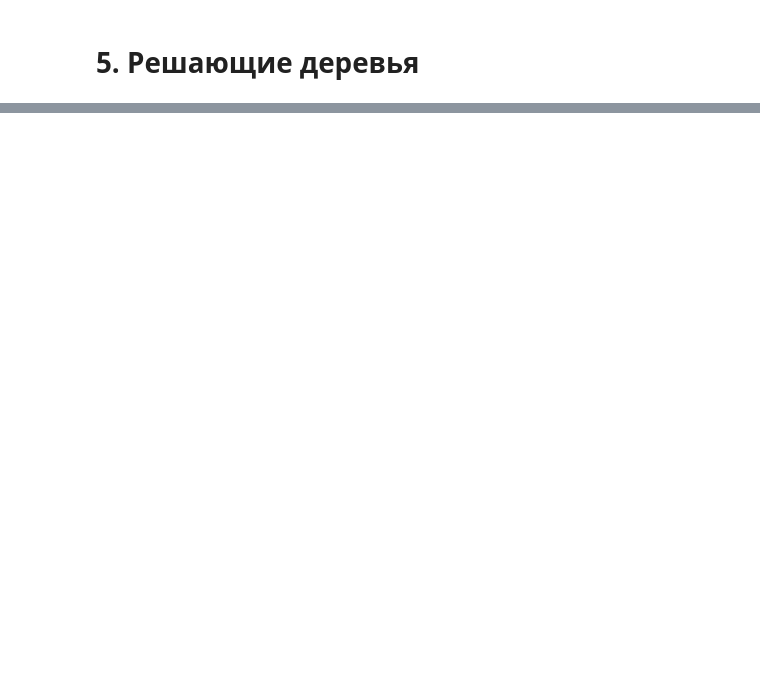
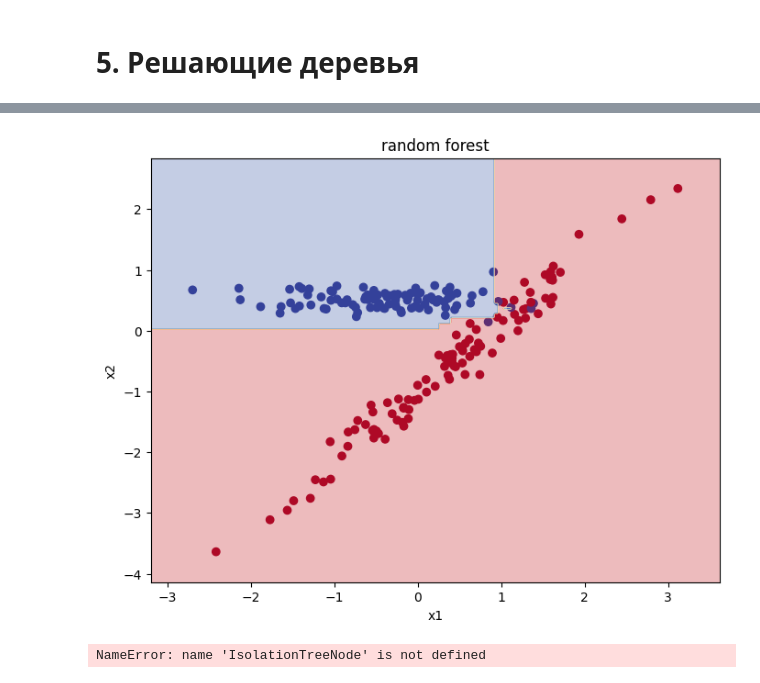
Before and after one commit to bleeeana/ml_methods, a Jupyter notebook: methods.ipynb, the cells around one changed output, grey strips where cells are left out. Drawn from its saved outputs; the diff is of its cells as text; code cells hidden in the pictures; blank space fills up the shorter version.

```diff
--- a/methods.ipynb
+++ b/methods.ipynb
@@ -666,9 +714,76 @@ model.predict(x)
 np.int64(-1)
 # %%
 class RandomForestModel:
-    def __init__(self):
-        pass
+    def __init__(self, dataset: pd.DataFrame, trees_number: int, use_loss = 0):
+        self.models = []
+        self.trees_number = trees_number
+        self.dataset = dataset
+        self.loss = use_loss
+
+    def fit(self, x_label: list, y_label: list):
+        x = self.dataset[x_label].to_numpy()
+        y = self.dataset[y_label].to_numpy()
+        for _ in range(self.trees_number):
+            indices = np.random.choice(x.shape[0], size=x.shape[0], replace=True)
+            self.models.append(SolvingTreeModel(self.dataset.iloc[indices].reset_index(drop=True), float('inf'), 1, self.loss))
+            self.models[-1].fit(x_label, y_label, True)
+
+
+    def predict(self, x: np.array):
+        predicts = []
+        for model in self.models:
+            predicts.append(model.predict(x))
+        final_preds, counts = np.unique(predicts, return_counts=True)
+        return final_preds[np.argmax(counts)]
+
+    def plot(self, x_label, y_label):
+
+        x = self.dataset[x_label].to_numpy()
+        y = self.dataset[y_label].to_numpy()
+
+        x_min, x_max = x[:, 0].min() - 0.5, x[:, 0].max() + 0.5
+        y_min, y_max = x[:, 1].min() - 0.5, x[:, 1].max() + 0.5
+
+        xx, yy = np.meshgrid(
+            np.linspace(x_min, x_max, 300),
+            np.linspace(y_min, y_max, 300)
+        )
+
+        grid_points = np.c_[xx.ravel(), yy.ravel()]
+
+        predictions = np.array([self.predict(point.reshape(1, -1)) for point in grid_points])
+        predictions = predictions.reshape(xx.shape)
+
+        plt.figure(figsize=(8, 6))
+        plt.scatter(X_linear[:, 0], X_linear[:, 1], c=y_linear, cmap='RdYlBu')
+        plt.title('random forest')
+        plt.contourf(xx, yy, predictions, alpha=0.3, cmap='RdYlBu')
+        plt.xlabel(x_label[0])
+        plt.ylabel(x_label[1])
+        plt.show()
+
+model = RandomForestModel(svm_dataset1, 10, 1)
+model.fit(x_label, y_label)
+model.predict(x)
+model.plot(x_label, y_label)
+# %% [output]
+[figure, added]
 # %%
+class IsolationTreeNode:
+    def __init__(self, feature_index: int, threshold: int, size: int, left = None, right = None):
+        self.feature_index = feature_index
+        self.threshold = threshold
+        self.left = left
+        self.right = right
+        self.size = size
+
+class IsolationTreeModel:
+    def __init__(self):
+        pass
+
+
 class IsolationForestModel:
     def __init__(self):
         pass
+# %% [output]
+NameError: name 'IsolationTreeNode' is not defined
```
Also changed, not shown: parts of 3 cells of this notebook, 1 other file.
